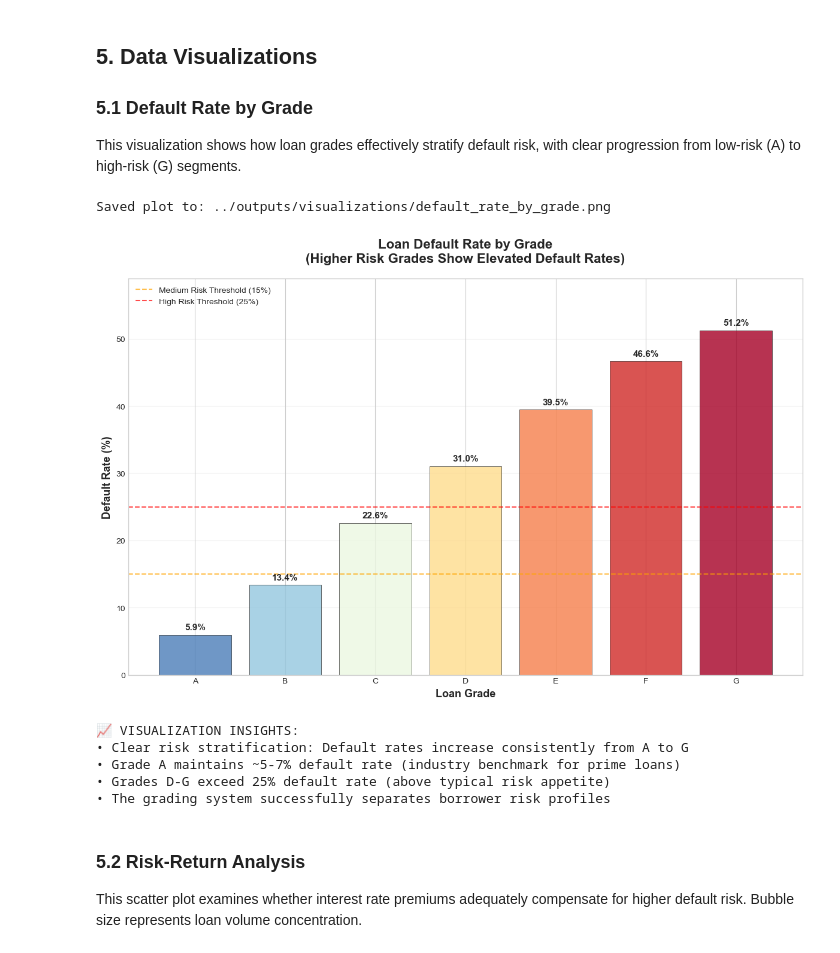
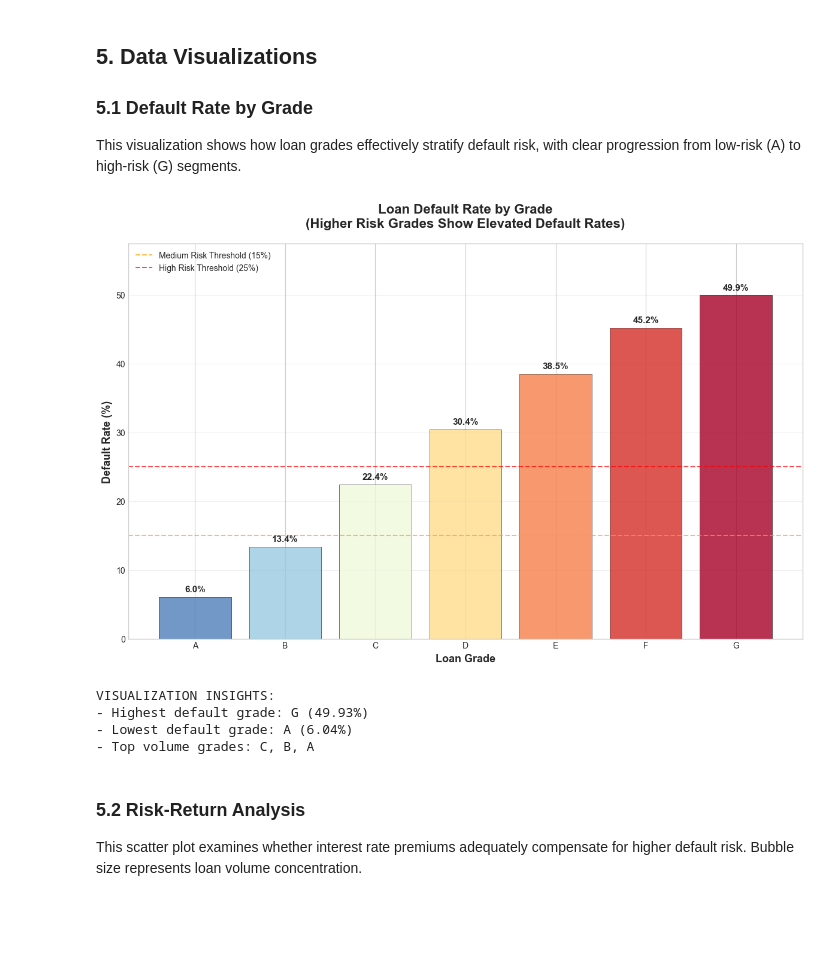
Before and after one commit to pshivani24/Lending_Club_Project, a Jupyter notebook: notebooks/lending_club_analysis.ipynb, the cells around one changed output. Saved outputs shown, nothing was run; the diff lists cells and outputs as text; code cells hidden in the pictures; blank space fills up the shorter version.

```diff
--- a/notebooks/lending_club_analysis.ipynb
+++ b/notebooks/lending_club_analysis.ipynb
@@ -301,23 +313,30 @@ Grade C: 62,898 defaults out of 278,647 loans = 22.57% default rate
 ### 5.1 Default Rate by Grade
 
 This visualization shows how loan grades effectively stratify default risk, with clear progression from low-risk (A) to high-risk (G) segments.
-# %%
-# Create default rate visualization
-plot_default_rate_by_grade(grade_metrics, save_path='../outputs/visualizations/default_rate_by_grade.png')
-plt.show()
-print("\n📈 VISUALIZATION INSIGHTS:")
-print("• Clear risk stratification: Default rates increase consistently from A to G")
-print("• Grade A maintains ~5-7% default rate (industry benchmark for prime loans)")
-print("• Grades D-G exceed 25% default rate (above typical risk appetite)")
-print("• The grading system successfully separates borrower risk profiles")
-# %% [output]
-Saved plot to: ../outputs/visualizations/default_rate_by_grade.png
-[figure, removed]
-📈 VISUALIZATION INSIGHTS:
-• Clear risk stratification: Default rates increase consistently from A to G
-• Grade A maintains ~5-7% default rate (industry benchmark for prime loans)
-• Grades D-G exceed 25% default rate (above typical risk appetite)
-• The grading system successfully separates borrower risk profiles
+# %%
+# Create default rate visualization
+plot_default_rate_by_grade(grade_metrics)
+
+print('\nVISUALIZATION INSIGHTS:')
+if 'default_rate_pct' in grade_metrics.columns and len(grade_metrics) > 0:
+    idx_max = grade_metrics['default_rate_pct'].idxmax()
+    idx_min = grade_metrics['default_rate_pct'].idxmin()
+    max_grade = grade_metrics.loc[idx_max, 'grade']
+    max_rate = grade_metrics.loc[idx_max, 'default_rate_pct']
+    min_grade = grade_metrics.loc[idx_min, 'grade']
+    min_rate = grade_metrics.loc[idx_min, 'default_rate_pct']
+    top_vol = grade_metrics.sort_values('volume_share_pct', ascending=False).head(3)['grade'].tolist()
+    print(f"- Highest default grade: {max_grade} ({max_rate:.2f}%)")
+    print(f"- Lowest default grade: {min_grade} ({min_rate:.2f}%)")
+    print(f"- Top volume grades: {', '.join(top_vol)}")
+else:
+    print('- Insufficient grade metrics to summarize')
+# %% [output]
+[figure, added]
+VISUALIZATION INSIGHTS:
+- Highest default grade: G (49.93%)
+- Lowest default grade: A (6.04%)
+- Top volume grades: C, B, A
 # %% [markdown]
 ### 5.2 Risk-Return Analysis
 
```
Also changed, not shown: parts of 13 cells of this notebook, 1 other file.
